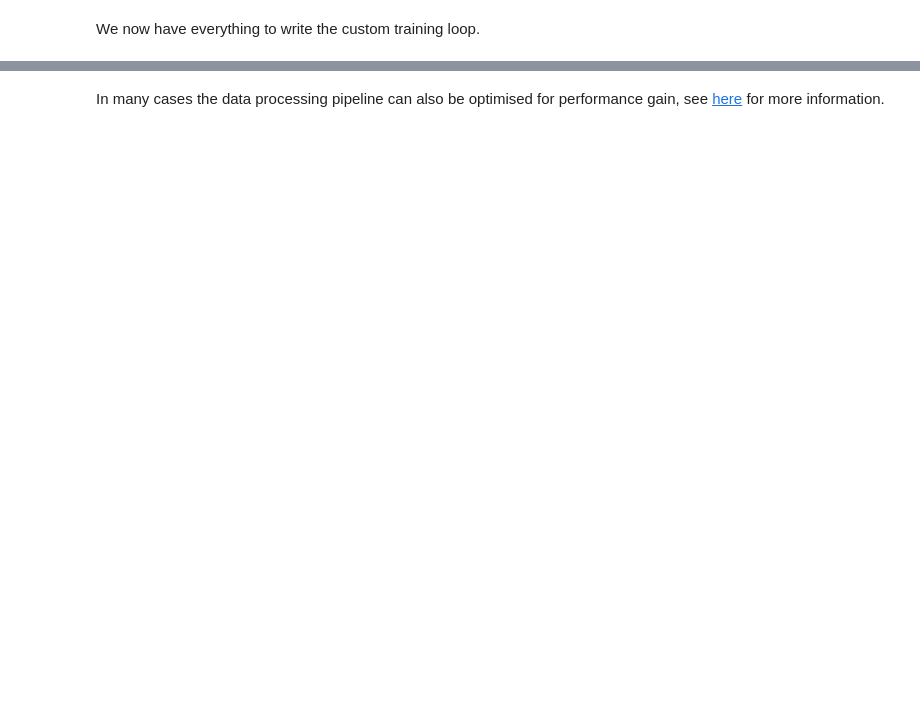
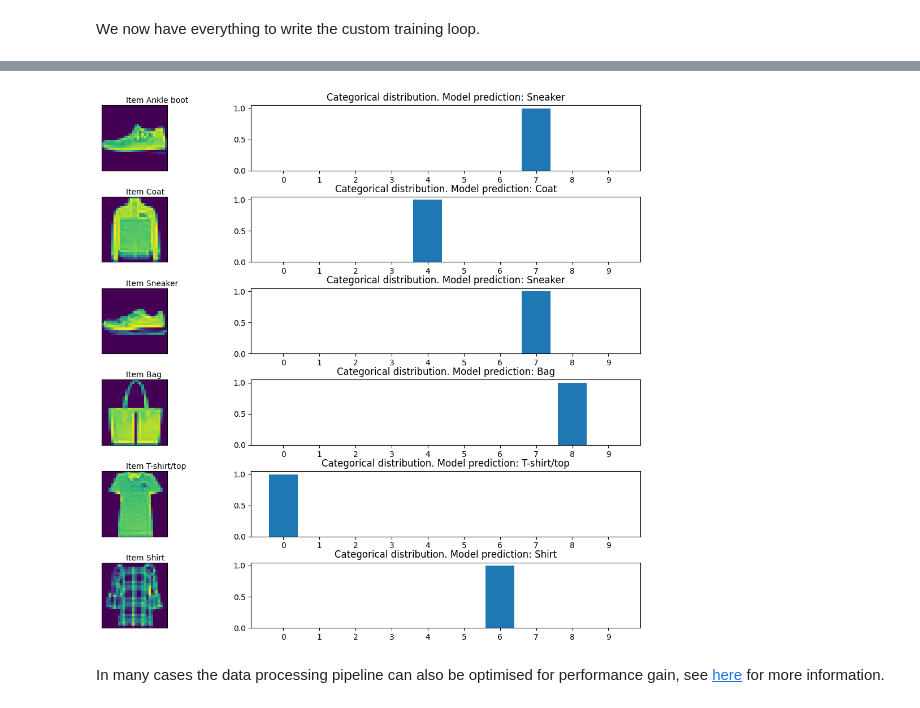
Before and after one commit to frasermartinx/DL, a Jupyter notebook: Week 3/Week 3 Lecture Notes/Week 3 - Loss functions and backpropagation.ipynb, the cells around one changed output, grey strips where cells are left out. Cells and saved outputs as stored; diff of their text form; code cells hidden in the pictures; blank space fills up the shorter version.

```diff
--- a/Week 3/Week 3 Lecture Notes/Week 3 - Loss functions and backpropagation.ipynb
+++ b/Week 3/Week 3 Lecture Notes/Week 3 - Loss functions and backpropagation.ipynb
@@ -314,3 +447,8 @@ We will now see how to build a custom training loop using `tf.GradientTape` and
+# %%
+# Load the Fashion-MNIST dataset
+
+#this would retun the test sets too but we dont want them
+(x_train, y_train),_ = tf.keras.datasets.fashion_mnist.load_data()
 # %%
 # Get the class labels
 
@@ -380,2 +633,8 @@ We now have everything to write the custom training loop.
 # %%
 # Build a new model and create a new optimizer
+
+#can optimize
+
+fashion_mnist_model = get_model()
+#we then have to re-initialise optimiser
+rmsprop = RMSprop(learning_rate = 0.005)
@@ -383,0 +671,30 @@ We now have everything to write the custom training loop.
+# %%
+#now test on the data
+
+_,(x_test,y_test) =tf.keras.datasets.fashion_mnist.load_data()
+preds = fashion_mnist_model.predict(x_test)
+#print(preds)
+
+preds = np.array(tf.nn.softmax(preds))
+
+
+num_test_images = x_test.shape[0]
+
+random_inx = np.random.choice(num_test_images, 6)
+random_preds = preds[random_inx, ...]
+random_test_images = x_test[random_inx, ...]
+random_test_labels = [classes[i] for i in y_test[random_inx, ...]]
+
+fig, axes = plt.subplots(6, 2, figsize=(16, 12))
+fig.subplots_adjust(hspace=0.4, wspace=-0.2)
+
+for i, (prediction, image, label) in enumerate(zip(random_preds, random_test_images, random_test_labels)):
+    axes[i, 0].imshow(np.squeeze(image))
+    axes[i, 0].get_xaxis().set_visible(False)
+    axes[i, 0].get_yaxis().set_visible(False)
+    axes[i, 0].text(10., -1.5, f'Item {label}')
+    axes[i, 1].bar(np.arange(len(prediction)), prediction)
+    axes[i, 1].set_xticks(np.arange(len(prediction)))
+    axes[i, 1].set_title(f"Categorical distribution. Model prediction: {classes[np.argmax(prediction)]}")
+plt.show()
+# %% [output]
@@ -384,3 +702,4 @@ We now have everything to write the custom training loop.
+[figure, added]
 # %% [markdown]
 In many cases the data processing pipeline can also be optimised for performance gain, see [here](https://www.tensorflow.org/guide/data_performance) for more information.
 # %% [markdown]
```
Also changed, not shown: parts of 58 cells of this notebook, 6 other files.
